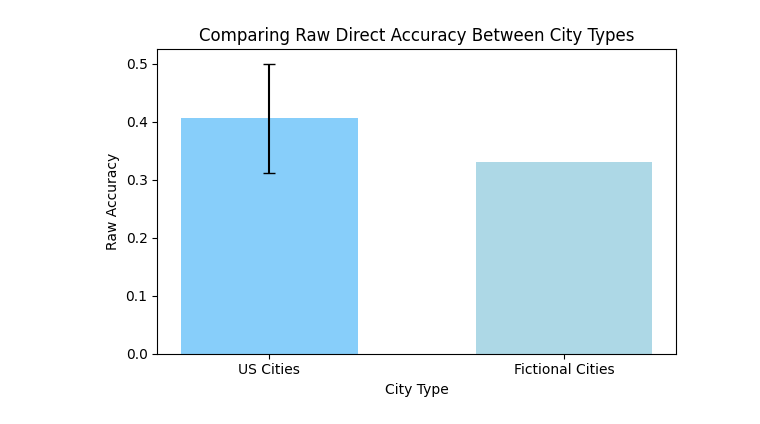
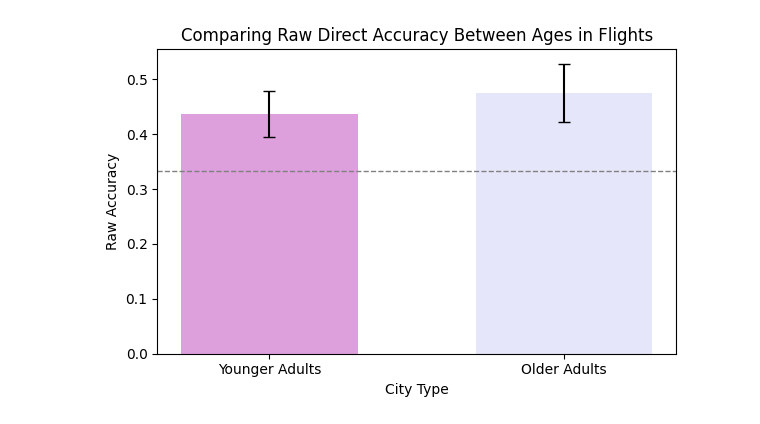
Before and after one commit to JerryGuo2001/GraphWalkFlights, a Jupyter notebook: Graph-Walk-Flight_Psiturk_by_Jerry_Rohin/data/analysis/GWF_analysis.ipynb, the cells around one changed output. Saved outputs shown, nothing was run; the diff lists cells and outputs as text; code cells hidden in the pictures.

Commit message:
replace , w ;

```diff
--- a/Graph-Walk-Flight_Psiturk_by_Jerry_Rohin/data/analysis/GWF_analysis.ipynb
+++ b/Graph-Walk-Flight_Psiturk_by_Jerry_Rohin/data/analysis/GWF_analysis.ipynb
@@ -31,6 +63,8 @@ Reading: final_S_ .csv
 # %%
 # Adding partid from worker id
 
-df['partid'] = df['responses'].str.replace('{worker_id:',"").str.replace('}', '').str.replace("Kirthin V. Rajkumar","Kirthin") # for clarity
-df.loc[df['partid'] == ' ', 'partid'] = 'Rayan' # Replacing id " " w his name
-df['partid'] = df['partid'].ffill()
+df_flights['partid'] = df_flights['responses'].str.replace('{worker_id:',"").str.replace('}', '')
+df_flights['partid'] = df_flights['partid'].ffill()
+
+df_rep['partid'] = df_rep['responses'].str.replace('{worker_id:',"").str.replace('}', '')
+df_rep['partid'] = df_rep['partid'].ffill()
@@ -37,12 +399,8 @@ df['partid'] = df['partid'].ffill()
+# %%
+direct_old = direct_df[direct_df['age'] == 'old'].groupby('partid')['accuracy'].mean()
+direct_young = direct_df[direct_df['age'] == 'young'].groupby('partid')['accuracy'].mean()
 # %%
 # Direct Memory df
-
-direct_df = df[df['trial_type']=='directmemory_phase']
-
-direct_df = direct_df.loc[:, ~direct_df.isna().all()]
-direct_df = direct_df.drop(columns=['time_elapsed','cumulative_accuracy','weighted_accuracy','missedtrial']).reset_index(drop='index')
-direct_df = direct_df.map(lambda x: x.replace('../static/images/US_Cities_List/', '') if isinstance(x, str) else x)
-direct_df = direct_df.map(lambda x: x.replace('../static/images/Fictional_Cities_List/', '') if isinstance(x, str) else x)
 
 def get_chosen_city(row):
     if  row['key_press'] == 49:
@@ -53,55 +411,73 @@ def get_chosen_city(row):
         return row['stimulus_down_right']
     else: return pd.NA
 
 def get_wrong_distance(row):
     if pd.isna(row['stimulus_selected']):
         return pd.NA
     elif row['stimulus_selected'] == row['stimulus_short']:
         return 'close'
     elif row['stimulus_selected'] == row['stimulus_far']:
         return 'far'
     elif row['stimulus_selected'] == row['stimulus_correct']:
         return 'correct'
     else: return pd.NA
 
 def get_weighted_correct(row):
     if pd.isna(row['wrong_distance']):
         return pd.NA
     elif row['wrong_distance'] == 'close':
         return 0.5
     elif row['wrong_distance'] == 'far':
         return 0
     elif row['wrong_distance'] == 'correct':
         return 1
     else: return pd.NA
 
-direct_df['stimulus_selected'] = direct_df.apply(get_chosen_city,axis=1)
-direct_df['wrong_distance'] = direct_df.apply(get_wrong_distance,axis=1)
-direct_df['weighted_correct'] = direct_df.apply(get_weighted_correct,axis=1)
+def get_direct_plots(df,exp_type):
+    direct_df = df[df['trial_type']=='directmemory_phase']
+    direct_df = direct_df.loc[:, ~direct_df.isna().all()]
+    direct_df = direct_df.drop(columns=['time_elapsed','cumulative_accuracy','weighted_accuracy','missedtrial']).reset_index(drop='index')
+    direct_df = direct_df.map(lambda x: x.replace('../static/images/US_Cities_List/', '') if isinstance(x, str) else x)
+    direct_df = direct_df.map(lambda x: x.replace('../static/images/Fictional_Cities_List/', '') if isinstance(x, str) else x)
+    direct_df = direct_df.map(lambda x: x.replace('../static/images/GW/', '') if isinstance(x, str) else x)
+    direct_df = direct_df[~direct_df['stimulus'].isna()]
+    # for id in bad_partid:
+    #     direct_df = direct_df[direct_df['partid'] != id]
+
+    direct_df['stimulus_selected'] = direct_df.apply(get_chosen_city,axis=1)
+    direct_df['wrong_distance'] = direct_df.apply(get_wrong_distance,axis=1)
+    direct_df['weighted_correct'] = direct_df.apply(get_weighted_correct,axis=1)
 
 
-direct_US = direct_df[direct_df['city_type'] == 'US'].groupby('partid')['accuracy'].mean()
-direct_fictional = direct_df[direct_df['city_type'] == 'Fictional'].groupby('partid')['accuracy'].mean()
+    direct_old = direct_df[direct_df['age'] == 'old'].groupby('partid')['accuracy'].mean()
+    direct_young = direct_df[direct_df['age'] == 'young'].groupby('partid')['accuracy'].mean()
+    if exp_type == 'Flights':
+        color = ['plum','lavender','purple']
+    elif exp_type == 'Replication':
+        color = ['lightskyblue','lightblue','blue']
 
-# Bar chart of prob
-plt.figure(figsize=(6,4))
-plt.bar(x=0.25,height=direct_US.mean(),yerr=direct_US.sem(),capsize=4,color='lightskyblue',width=0.3,label='US Cities')
-plt.bar(x=0.75,height= 0.33,yerr=direct_fictional.sem(),capsize=4,color='lightblue',width=0.3,label='Fictional Cities')
-plt.xticks([0.25,0.75],['US Cities','Fictional Cities'])
-plt.xlabel("City Type")
-plt.ylabel("Raw Accuracy")
-plt.title("Comparing Raw Direct Accuracy Between City Types")
-plt.tight_layout()
-plt.show()
+    # Bar chart of prob
+    plt.figure(figsize=(6,4))
+    plt.bar(x=0.25,height= direct_young.mean(),yerr=direct_young.sem(),capsize=4,color=color[0],width=0.3,label='Younger Adults')
+    plt.bar(x=0.75,height=direct_old.mean(),yerr=direct_old.sem(),capsize=4,color=color[1],width=0.3,label='Older Adults')
+    plt.axhline(y=0.3333, color='gray', linestyle='--', linewidth=1)
+    plt.xticks([0.25,0.75],['Younger Adults','Older Adults'])
+    plt.xlabel("City Type")
+    plt.ylabel("Raw Accuracy")
+    plt.title(f"Comparing Raw Direct Accuracy Between Ages in {exp_type}")
+    plt.tight_layout()
+    plt.show()
 
-# Histogram of weighted prob
-plt.figure(figsize=(6,4))
-plt.hist(direct_df[~direct_df['weighted_correct'].isna()]['weighted_correct'],5)
-plt.tight_layout()
-plt.title("Distribution of Direct Memory Answer Choices")
-plt.xticks([0.1,0.5,0.9],['Far',"Near","Correct"])
-plt.ylabel("Count")
-plt.xlabel("Answer Type")
-plt.show()
+    # Histogram of weighted prob
+    plt.figure(figsize=(6,4))
+    plt.hist(direct_df[~direct_df['weighted_correct'].isna()]['weighted_correct'],5,color=color[2])
+    plt.tight_layout()
+    plt.title(f"Distribution of Direct Memory Answer Choices in {exp_type}")
+    plt.xticks([0.1,0.5,0.9],['Far',"Near","Correct"])
+    plt.ylabel("Count")
+    plt.xlabel("Answer Type")
+    plt.show()
+get_direct_plots(df_flights,'Flights')
+get_direct_plots(df_rep,'Replication')
 # %% [output]
-[figure, old version]
+[figure, new version]
```
Also changed, not shown: parts of 18 cells of this notebook, 22 other files.
